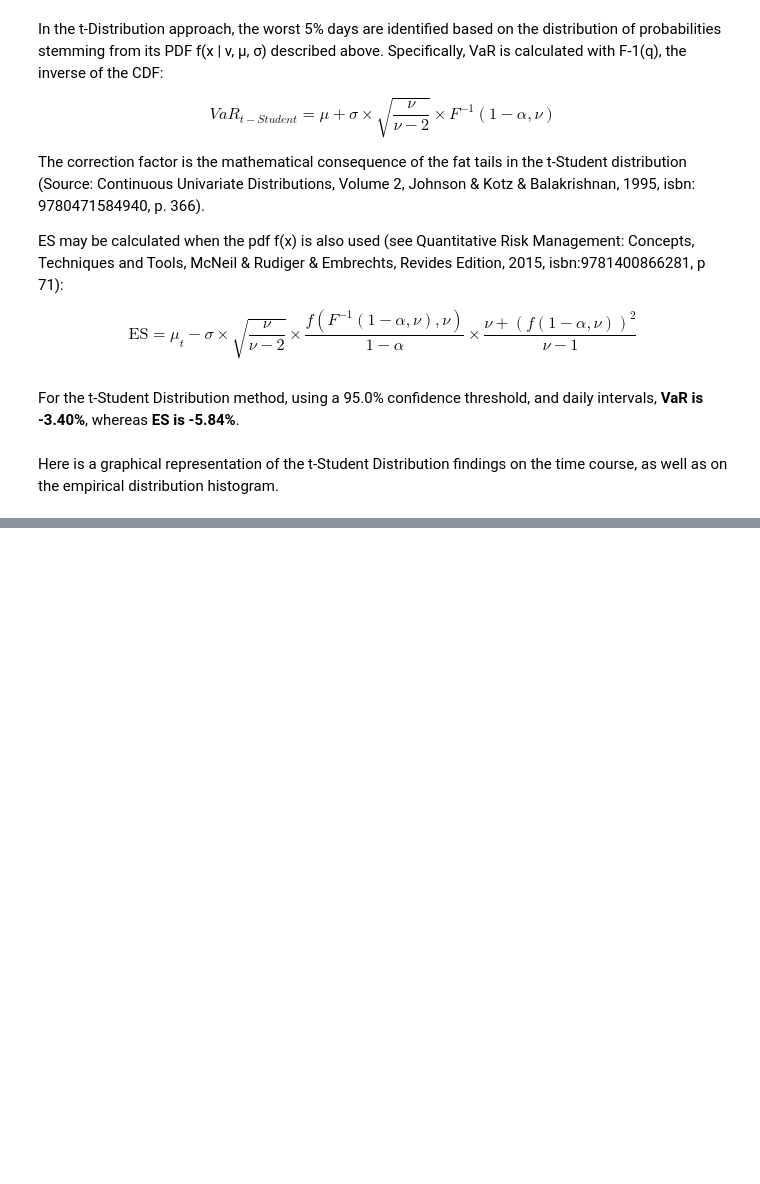
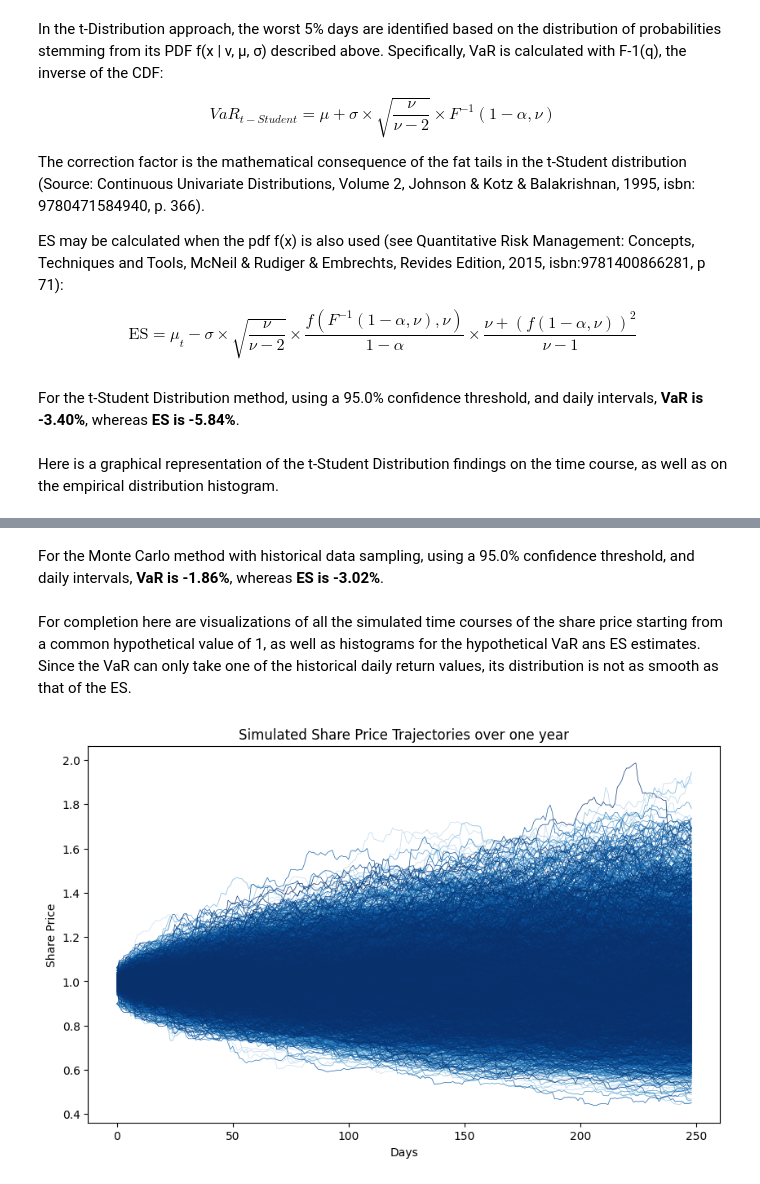
Before and after one commit to nvalexander/DataAnalysisProjects, a Jupyter notebook: bues-finmodel-final/var.ipynb, the cells around one changed output, grey strips where cells are left out. Saved outputs shown, nothing was run; the diff lists cells and outputs as text; code cells hidden in the pictures; blank space fills up the shorter version.

```diff
--- a/bues-finmodel-final/var.ipynb
+++ b/bues-finmodel-final/var.ipynb
@@ -656,0 +944,48 @@ Thus, the VaR estimates based on the Normal Distribution hypothesis are acceptab
+# %%
+random.seed(0)
+np.random.seed(0)
+time_horizon = len(test_data)
+
+# Monte Carlo Simulation: Generates 10000 sets of daily returns, each set for one hypothetical year
+simulated_returns = np.random.choice(train_data, size=(n_simulations_mc, time_horizon), replace=True)
+var_values = []
+es_values = []
+for i in range(n_simulations_mc):
+    sorted_returns = np.sort(simulated_returns[i, :])
+    var_index = int((1 - confidence_level_VaR_ES) * time_horizon)
+    var = sorted_returns[var_index]
+    es = sorted_returns[:var_index].mean() # if var_index > 0 else sorted_returns.mean() # would avoid division by zero
+    var_values.append(var)
+    es_values.append(es)
+VaR_mc = np.mean(var_values)
+ES_mc =  np.mean(es_values)
+
+md(f"For the Monte Carlo method with historical data sampling, using a"
+   f" {confidence_level_VaR_ES * 100}% confidence threshold,"
+   f" and daily intervals, **VaR is {VaR_mc * 100:.2f}%**"
+   f", whereas **ES is {ES_mc * 100:.2f}%**."
+   )
+# %% [output]
+For the Monte Carlo method with historical data sampling, using a 95.0% confidence threshold, and daily intervals, **VaR is -1.86%**, whereas **ES is -3.02%**.
+# %% [markdown]
+For completion here are visualizations of all the simulated time courses of the share price starting from a common hypothetical value of 1, as well as histograms for the hypothetical VaR ans ES estimates. Since the VaR can only take one of the historical daily return values, its distribution is not as smooth as that of the ES.
+# %%
+share_price_series = np.zeros((n_simulations_mc, time_horizon))
+for i in range(n_simulations_mc):
+    # The first value is the initial share price
+    share_prices = [1]
+    for daily_return in simulated_returns[i, :]:
+        share_prices.append(share_prices[-1] * (1 + daily_return))
+    share_price_series[i, :] = share_prices[1:] # excludes the day zero share price
+# %%
+# Plotting the time courses of the share price for each simulation
+plt.figure(figsize=(10, 6))
+colors = plt.cm.Blues(np.linspace(0.2, 1, n_simulations_mc))
+for i in range(n_simulations_mc):
+    plt.plot(share_price_series[i, :], color=colors[i], linewidth=0.5)  # Using a thin line
+plt.title("Simulated Share Price Trajectories over one year")
+plt.xlabel("Days")
+plt.ylabel("Share Price")
+plt.show()
+# %% [output]
+[figure, added]
```
Also changed, not shown: parts of 94 cells of this notebook, 1 other file.
